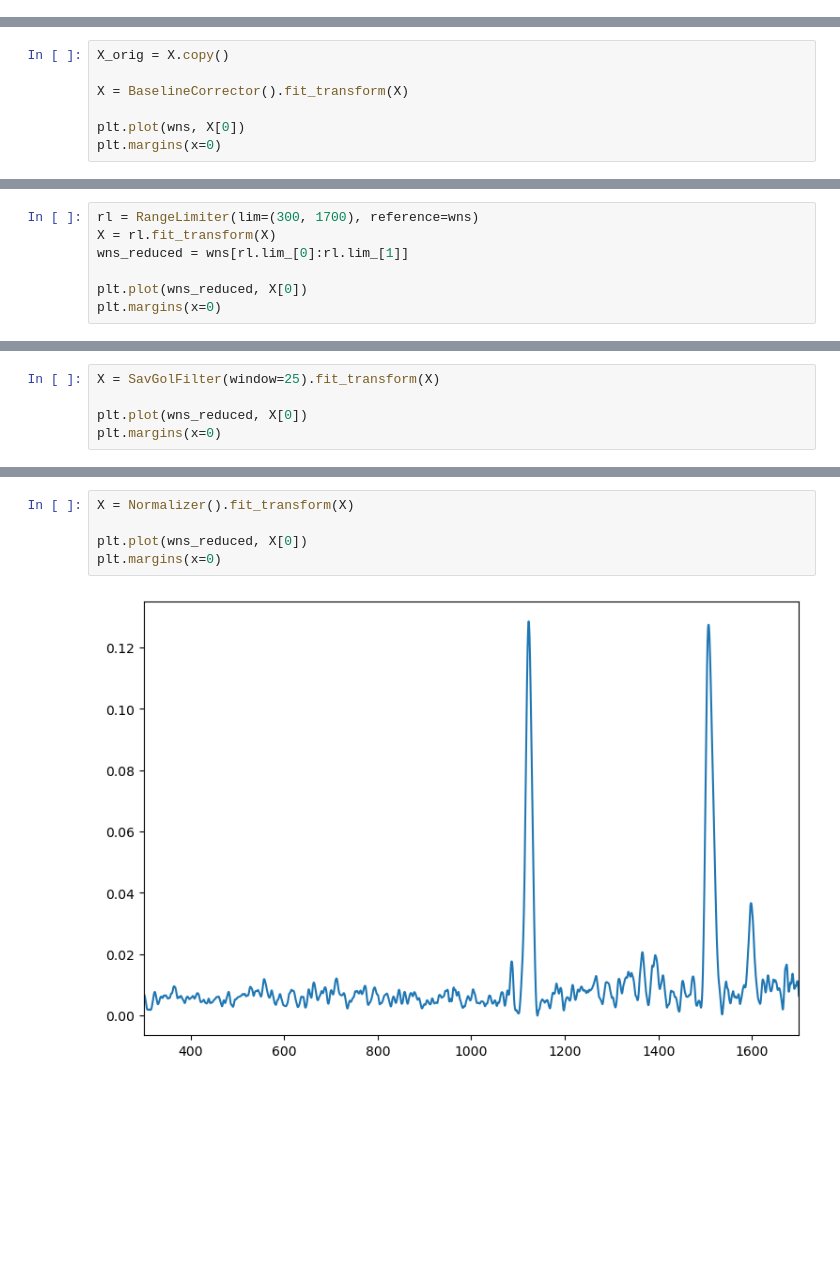
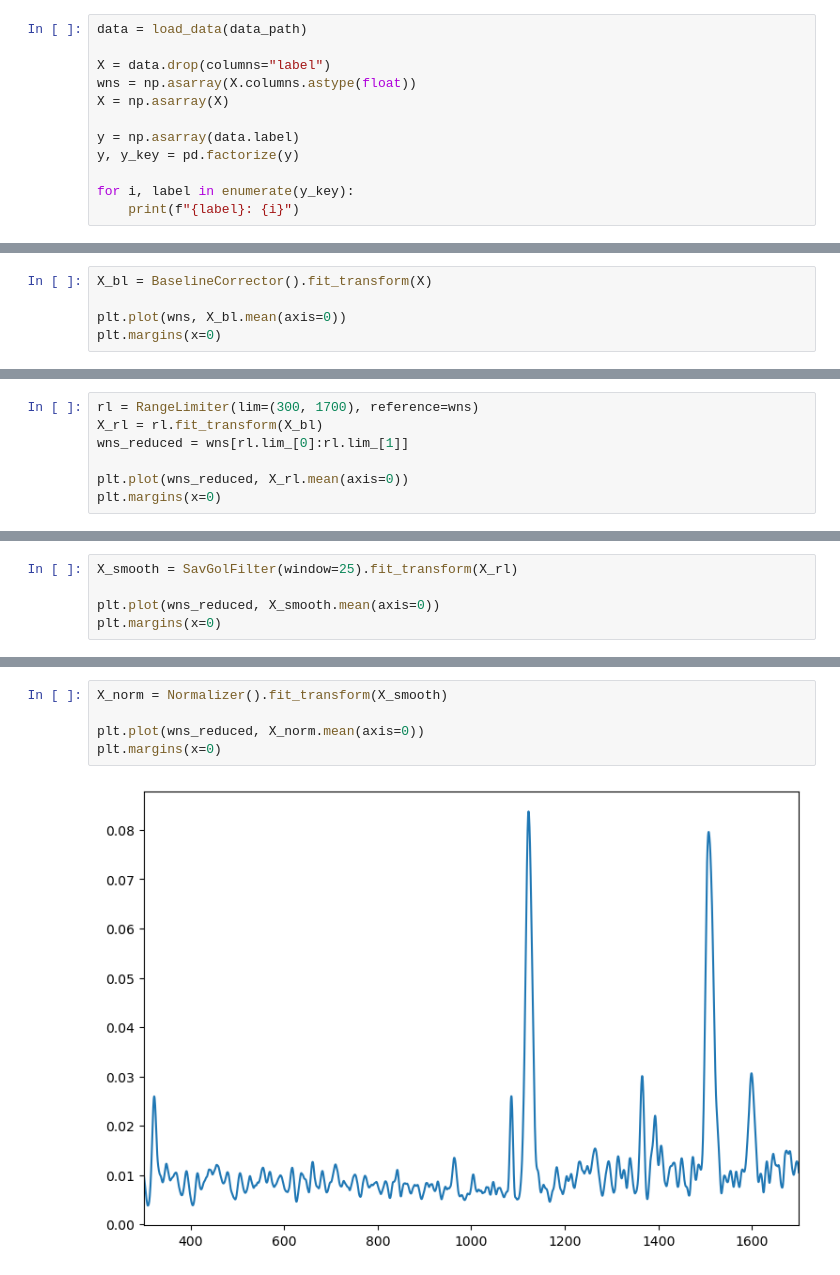
Before and after one commit to DerZ115/raman-pca, a Jupyter notebook: pca.ipynb, the cells around one changed output, grey strips where cells are left out. Saved outputs shown, nothing was run; the diff lists cells and outputs as text; blank space fills up the shorter version.

```diff
--- a/pca.ipynb
+++ b/pca.ipynb
@@ -66,0 +22,12 @@ W+1B: 5
+# %%
+data = load_data(data_path)
+
+X = data.drop(columns="label")
+wns = np.asarray(X.columns.astype(float))
+X = np.asarray(X)
+
+y = np.asarray(data.label)
+y, y_key = pd.factorize(y)
+
+for i, label in enumerate(y_key):
+    print(f"{label}: {i}")
@@ -72,8 +46,6 @@ plt.margins(x=0)
 # %%
-X_orig = X.copy()
+X_bl = BaselineCorrector().fit_transform(X)
 
-X = BaselineCorrector().fit_transform(X)
-
-plt.plot(wns, X[0])
+plt.plot(wns, X_bl.mean(axis=0))
 plt.margins(x=0)
 # %% [output]
@@ -81,8 +53,8 @@ plt.margins(x=0)
 # %%
 rl = RangeLimiter(lim=(300, 1700), reference=wns)
-X = rl.fit_transform(X)
+X_rl = rl.fit_transform(X_bl)
 wns_reduced = wns[rl.lim_[0]:rl.lim_[1]]
 
-plt.plot(wns_reduced, X[0])
+plt.plot(wns_reduced, X_rl.mean(axis=0))
 plt.margins(x=0)
 # %% [output]
@@ -90,6 +62,6 @@ plt.margins(x=0)
 # %%
-X = SavGolFilter(window=25).fit_transform(X)
+X_smooth = SavGolFilter(window=25).fit_transform(X_rl)
 
-plt.plot(wns_reduced, X[0])
+plt.plot(wns_reduced, X_smooth.mean(axis=0))
 plt.margins(x=0)
 # %% [output]
@@ -97,10 +69,10 @@ plt.margins(x=0)
 # %%
-X = Normalizer().fit_transform(X)
+X_norm = Normalizer().fit_transform(X_smooth)
 
-plt.plot(wns_reduced, X[0])
+plt.plot(wns_reduced, X_norm.mean(axis=0))
 plt.margins(x=0)
 # %% [output]
-[figure, old version]
+[figure, new version]
 # %%
 pca = PCA(n_components=2)
 
```
Also changed, not shown: parts of 13 cells of this notebook, 5 other files.
